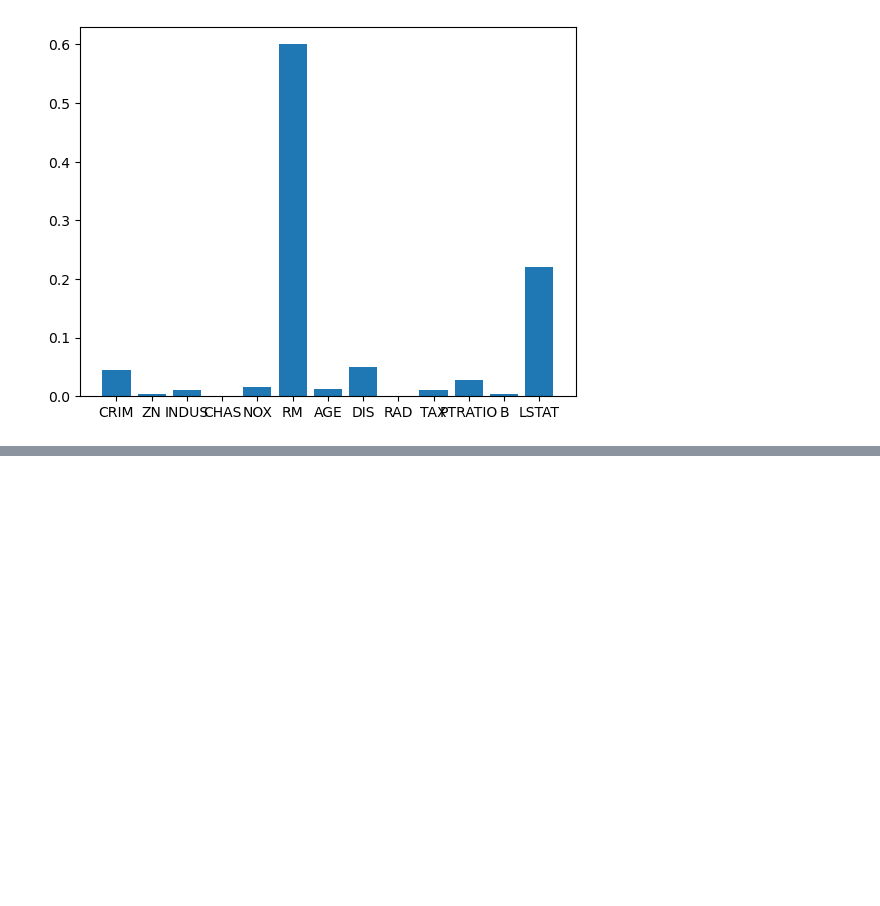
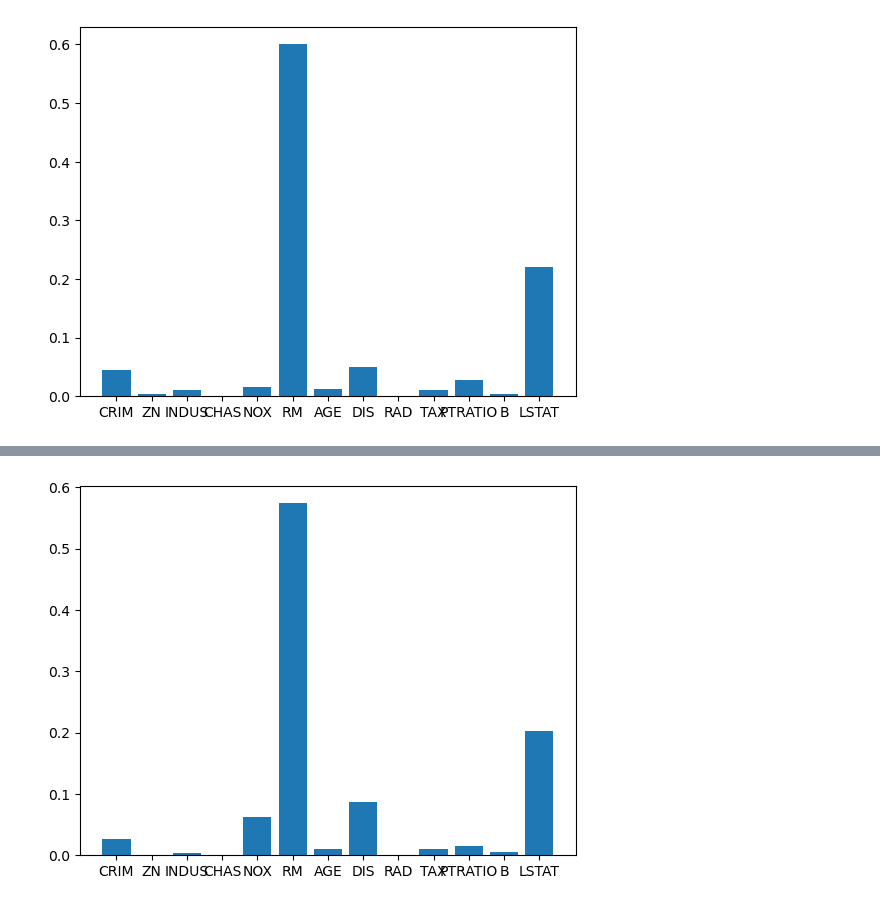
Before and after one commit to Schubert3275/KDT-MachineLearning_Study, a Jupyter notebook: DAY_08/ex_house_decision_tree.ipynb, the cells around one changed output, grey strips where cells are left out. Cells and saved outputs as stored; diff of their text form; code cells hidden in the pictures; blank space fills up the shorter version.

```diff
--- a/DAY_08/ex_house_decision_tree.ipynb
+++ b/DAY_08/ex_house_decision_tree.ipynb
@@ -83,0 +87,3 @@ plt.show()
+# %%
+houseDF_imputed = pd.DataFrame(imputer.transform(houseDF), columns=houseDF.columns)
+houseDF_imputed.isna().sum()
@@ -83,0 +106,7 @@ plt.show()
+# %%
+featureDF2 = houseDF_imputed.drop(["MEDV"], axis=1)
+targetSR2 = houseDF_imputed["MEDV"]
+tree_model2 = DecisionTreeRegressor().fit(featureDF2, targetSR2)
+# %%
+importance2 = tree_model2.feature_importances_
+importance2
@@ -83,0 +118,5 @@ plt.show()
+# %%
+importanceDF2 = pd.DataFrame(
+    importance2, index=featureDF2.columns, columns=["Importance"]
+)
+importanceDF2.sort_values("Importance", ascending=False)
@@ -83,0 +138,5 @@ plt.show()
+# %%
+plt.bar(importanceDF2.index, importanceDF2["Importance"])
+plt.show()
+# %% [output]
+[figure, added]
```
Also changed, not shown: parts of 5 cells of this notebook.
